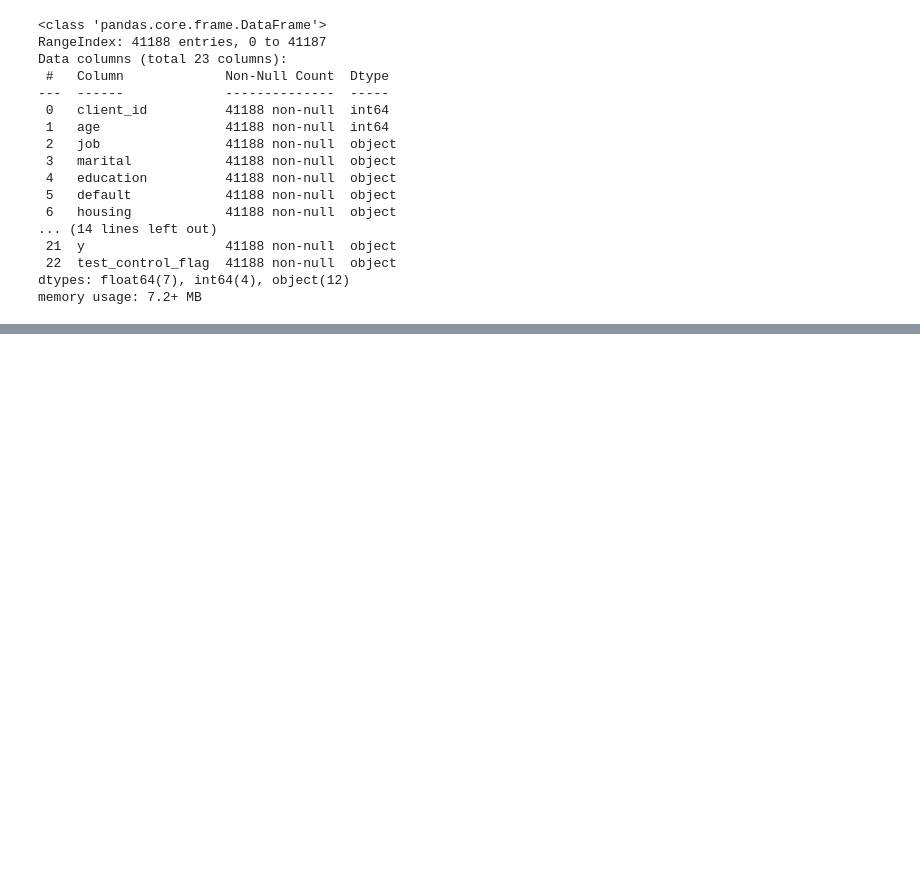
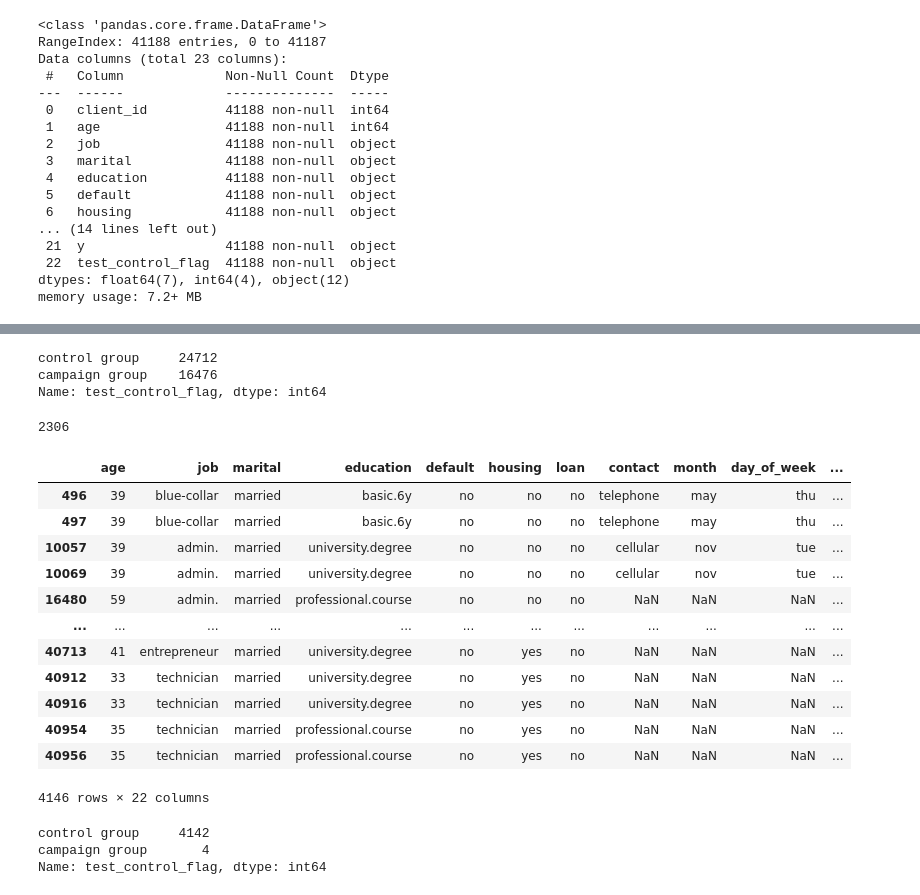
Before and after one commit to zuzannamiazio/RR_project, a Jupyter notebook: project_file.ipynb, the cells around one changed output, grey strips where cells are left out. Saved outputs shown, nothing was run; the diff lists cells and outputs as text; code cells hidden in the pictures; blank space fills up the shorter version.

Commit message:
initial data processing and inspection, duplicates

```diff
--- a/project_file.ipynb
+++ b/project_file.ipynb
@@ -67,0 +100,2 @@ memory usage: 7.2+ MB
+# %%
+df['cons_price_idx'].fillna(df['cons_price_idx'].median(), inplace=True)
@@ -67,0 +122,36 @@ memory usage: 7.2+ MB
+# %%
+df['test_control_flag'].value_counts()
+# %% [output]
+control group     24712
+campaign group    16476
+Name: test_control_flag, dtype: int64
+# %%
+df['pdays'].replace(999, np.nan, inplace = True)
+# %%
+temp_df = df.drop(['client_id'], axis=1)
+temp_df.duplicated().sum()
+# %% [output]
+2306
+# %%
+duplicates = temp_df[temp_df.duplicated(keep=False)]
+display(duplicates)
+# %% [output]
+|  | age | job | marital | education | default | housing | loan | contact | month | day_of_week | ... |
+| 496 | 39 | blue-collar | married | basic.6y | no | no | no | telephone | may | thu | ... |
+| 497 | 39 | blue-collar | married | basic.6y | no | no | no | telephone | may | thu | ... |
+| 10057 | 39 | admin. | married | university.degree | no | no | no | cellular | nov | tue | ... |
+| 10069 | 39 | admin. | married | university.degree | no | no | no | cellular | nov | tue | ... |
+| 16480 | 59 | admin. | married | professional.course | no | no | no | NaN | NaN | NaN | ... |
+| ... | ... | ... | ... | ... | ... | ... | ... | ... | ... | ... | ... |
+| 40713 | 41 | entrepreneur | married | university.degree | no | yes | no | NaN | NaN | NaN | ... |
+| 40912 | 33 | technician | married | university.degree | no | yes | no | NaN | NaN | NaN | ... |
+| 40916 | 33 | technician | married | university.degree | no | yes | no | NaN | NaN | NaN | ... |
+| 40954 | 35 | technician | married | professional.course | no | yes | no | NaN | NaN | NaN | ... |
+| 40956 | 35 | technician | married | professional.course | no | yes | no | NaN | NaN | NaN | ... |
+4146 rows × 22 columns
+# %%
+duplicates['test_control_flag'].value_counts()
+# %% [output]
+control group     4142
+campaign group       4
+Name: test_control_flag, dtype: int64
```
Also changed, not shown: parts of 8 cells of this notebook.
